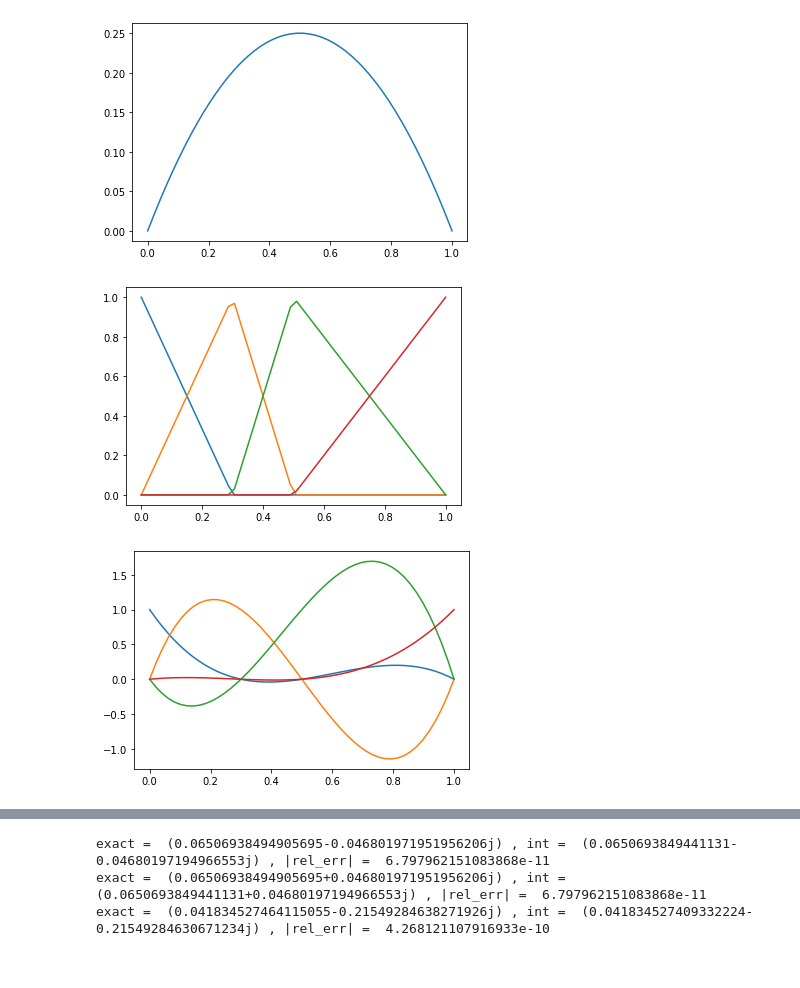
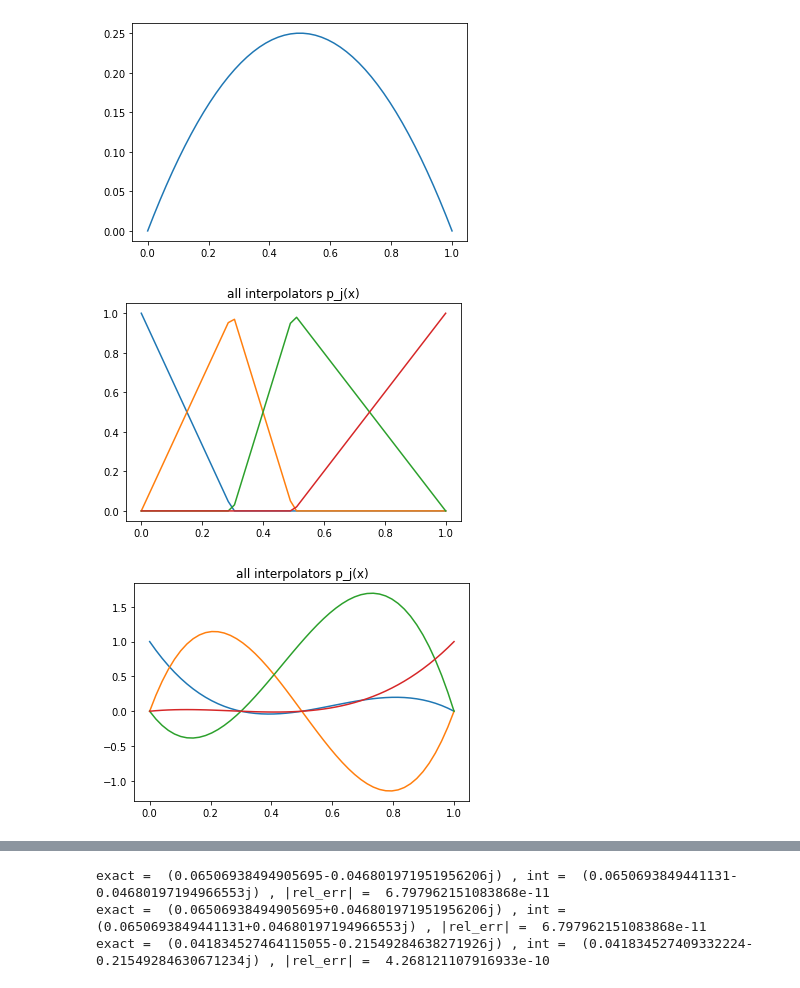
Before and after one commit to NNPDF/eko, a Jupyter notebook: jupyter/interpolation.ipynb, the cells around one changed output, grey strips where cells are left out. Saved outputs shown, nothing was run; the diff lists cells and outputs as text; code cells hidden in the pictures.

Commit message:
improve interpotion plots

```diff
--- a/jupyter/interpolation.ipynb
+++ b/jupyter/interpolation.ipynb
@@ -52,17 +52,18 @@ def get_Lagrange_iterpolators_N(N,xgrid,j):
 # %%
 def plot_iterpolators_x(f,g):
     """plot all linear interpolators of grid"""
     xs = np.linspace(0,1)
+    plt.title("all interpolators p_j(x)")
     for j in range(len(g)):
         ys = [f(x,g,j) for x in xs]
         plt.plot(xs,ys)
     plt.show()
 
 plot_iterpolators_x(get_linear_iterpolators_x,[0.,.3,.5,1.])
 plot_iterpolators_x(get_Lagrange_iterpolators_x,[0.,.3,.5,1.])
 # %% [output]
-[figure, old version]
+[figure, new version]
-[figure, old version]
+[figure, new version]
 # %%
 def test_iterpolation_x(f,p,g):
     """plots interpolation vs real thing in x"""
```
Also changed, not shown: parts of 8 cells of this notebook.
